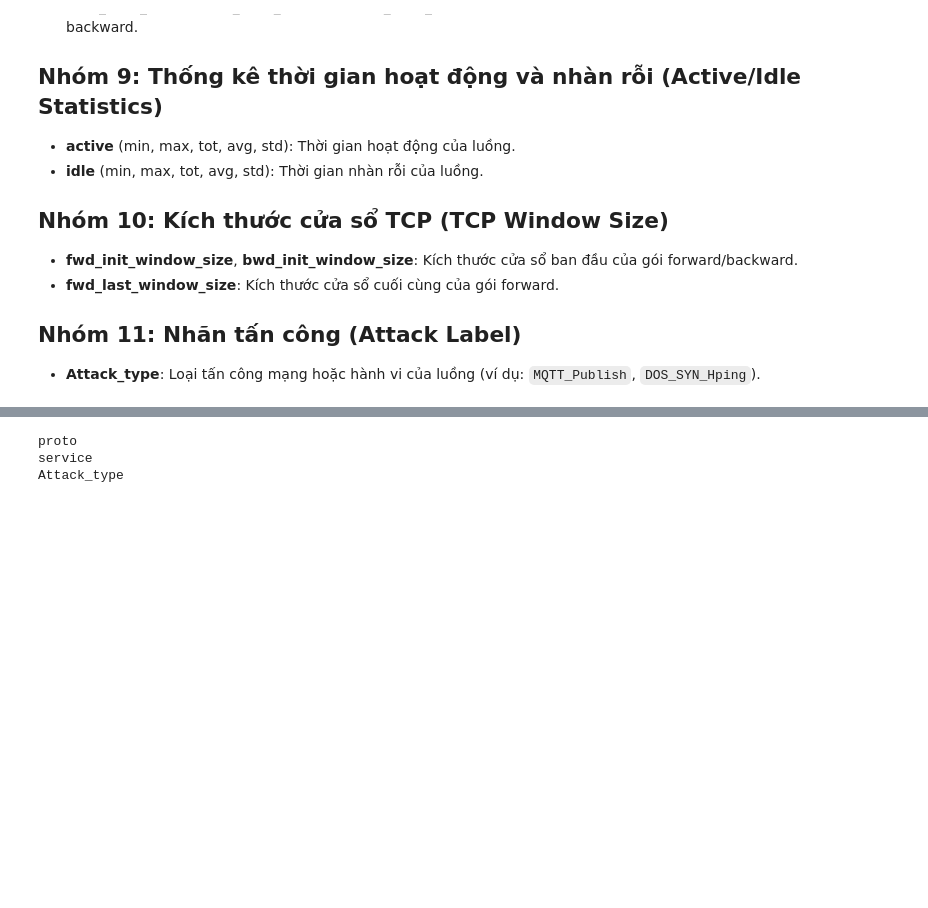
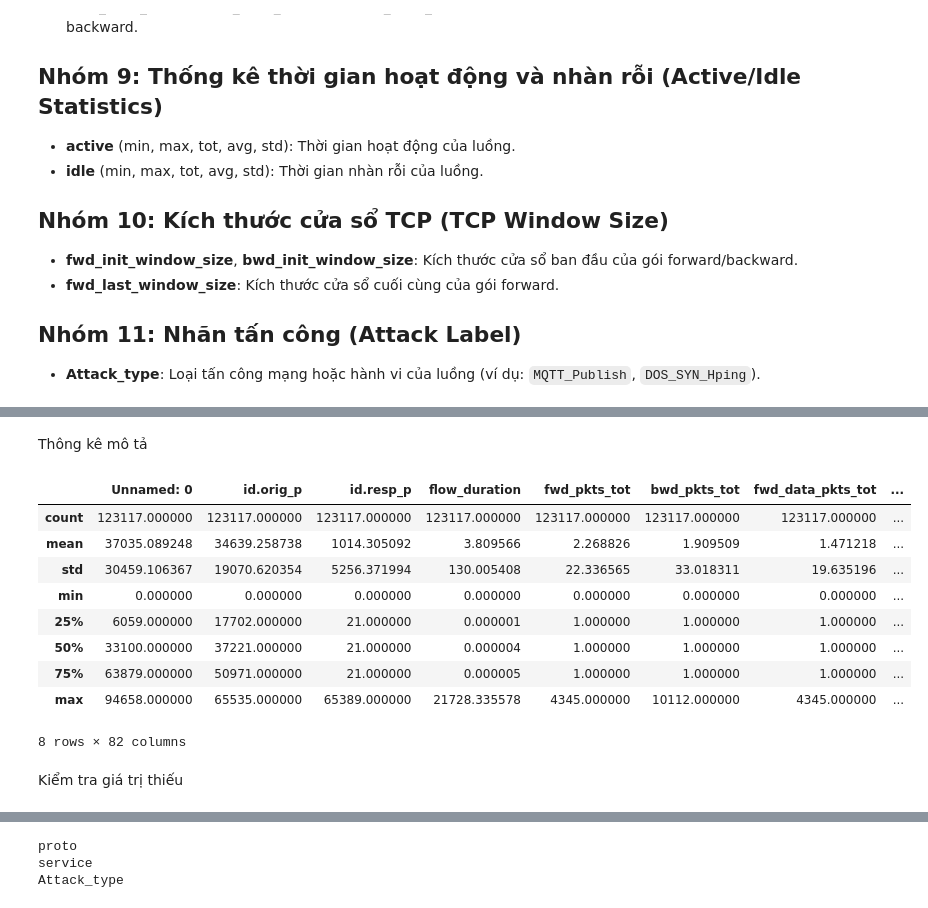
Before and after one commit to quixinh/ppnckh, a Jupyter notebook: EDA/EDA.ipynb, the cells around one changed output, grey strips where cells are left out. Saved outputs shown, nothing was run; the diff lists cells and outputs as text; code cells hidden in the pictures; blank space fills up the shorter version.

```diff
--- a/EDA/EDA.ipynb
+++ b/EDA/EDA.ipynb
@@ -72,0 +95,17 @@ data = Preprocessing.load_data('../data/rt_iot2022', target_col='Attack_type')
+# %% [markdown]
+Thông kê mô tả
+# %%
+data.describe()
+# %% [output]
+|  | Unnamed: 0 | id.orig_p | id.resp_p | flow_duration | fwd_pkts_tot | bwd_pkts_tot | fwd_data_pkts_tot | ... |
+| count | 123117.000000 | 123117.000000 | 123117.000000 | 123117.000000 | 123117.000000 | 123117.000000 | 123117.000000 | ... |
+| mean | 37035.089248 | 34639.258738 | 1014.305092 | 3.809566 | 2.268826 | 1.909509 | 1.471218 | ... |
+| std | 30459.106367 | 19070.620354 | 5256.371994 | 130.005408 | 22.336565 | 33.018311 | 19.635196 | ... |
+| min | 0.000000 | 0.000000 | 0.000000 | 0.000000 | 0.000000 | 0.000000 | 0.000000 | ... |
+| 25% | 6059.000000 | 17702.000000 | 21.000000 | 0.000001 | 1.000000 | 1.000000 | 1.000000 | ... |
+| 50% | 33100.000000 | 37221.000000 | 21.000000 | 0.000004 | 1.000000 | 1.000000 | 1.000000 | ... |
+| 75% | 63879.000000 | 50971.000000 | 21.000000 | 0.000005 | 1.000000 | 1.000000 | 1.000000 | ... |
+| max | 94658.000000 | 65535.000000 | 65389.000000 | 21728.335578 | 4345.000000 | 10112.000000 | 4345.000000 | ... |
+8 rows × 82 columns
+# %% [markdown]
+Kiểm tra giá trị thiếu
```
Also changed, not shown: parts of 5 cells of this notebook, 6 other files.
